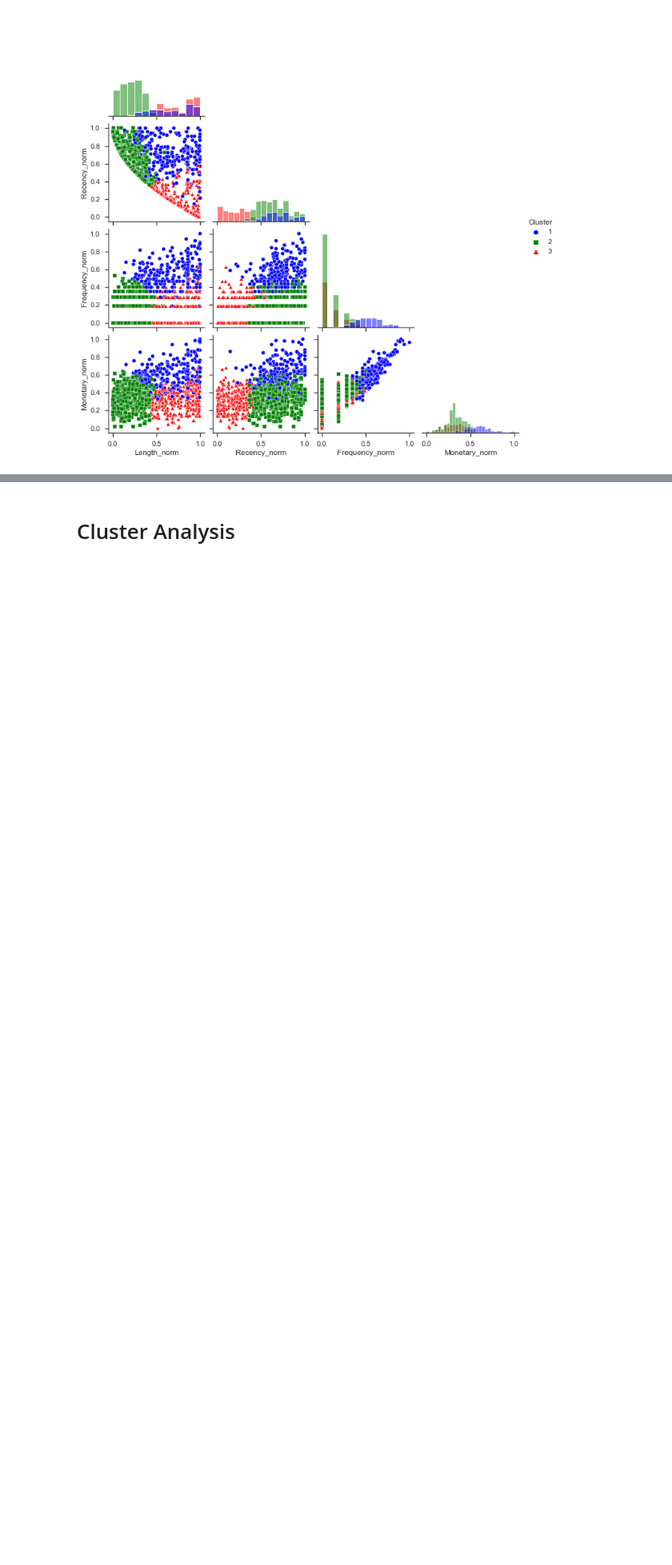
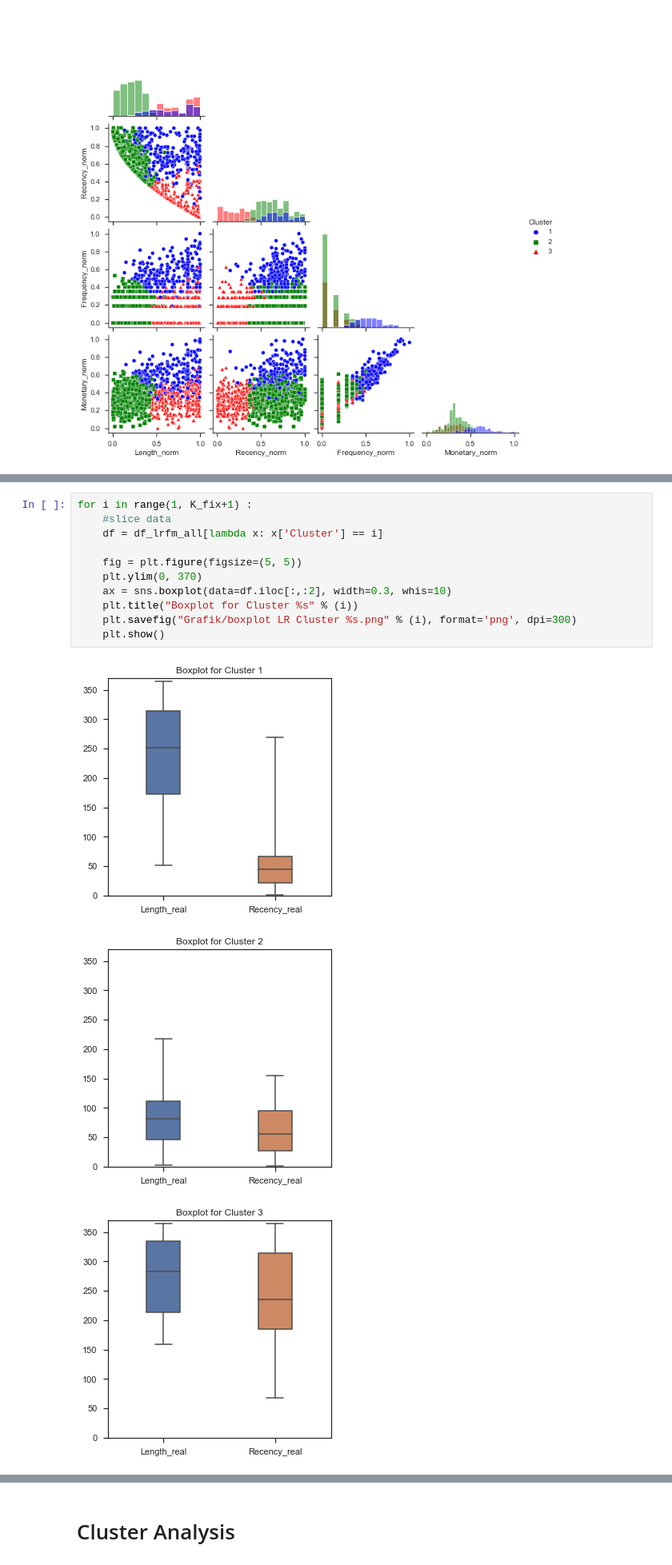
Before and after one commit to hammamnash/LRFM-Kmeans-Clustering, a Jupyter notebook: TA Hammam Clustering.ipynb, the cells around one changed output, grey strips where cells are left out. Shown at 80% size. Drawn from its saved outputs; the diff is of its cells as text; blank space fills up the shorter version.

Commit message:
fix cluster analysis

```diff
--- a/TA Hammam Clustering.ipynb
+++ b/TA Hammam Clustering.ipynb
@@ -788,0 +832,15 @@ plt.savefig('Grafik/Cluster_is_3-Violin_norm.png', format='png', dpi=300)
+# %%
+for i in range(1, K_fix+1) :
+    #slice data
+    df = df_lrfm_all[lambda x: x['Cluster'] == i]
+
+    fig = plt.figure(figsize=(5, 5))
+    plt.ylim(0, 370)
+    ax = sns.boxplot(data=df.iloc[:,:2], width=0.3, whis=10)
+    plt.title("Boxplot for Cluster %s" % (i))
+    plt.savefig("Grafik/boxplot LR Cluster %s.png" % (i), format='png', dpi=300)
+    plt.show()
+# %% [output]
+[figure, added]
+[figure, added]
+[figure, added]
```
Also changed, not shown: parts of 33 cells of this notebook, 44 other files.
